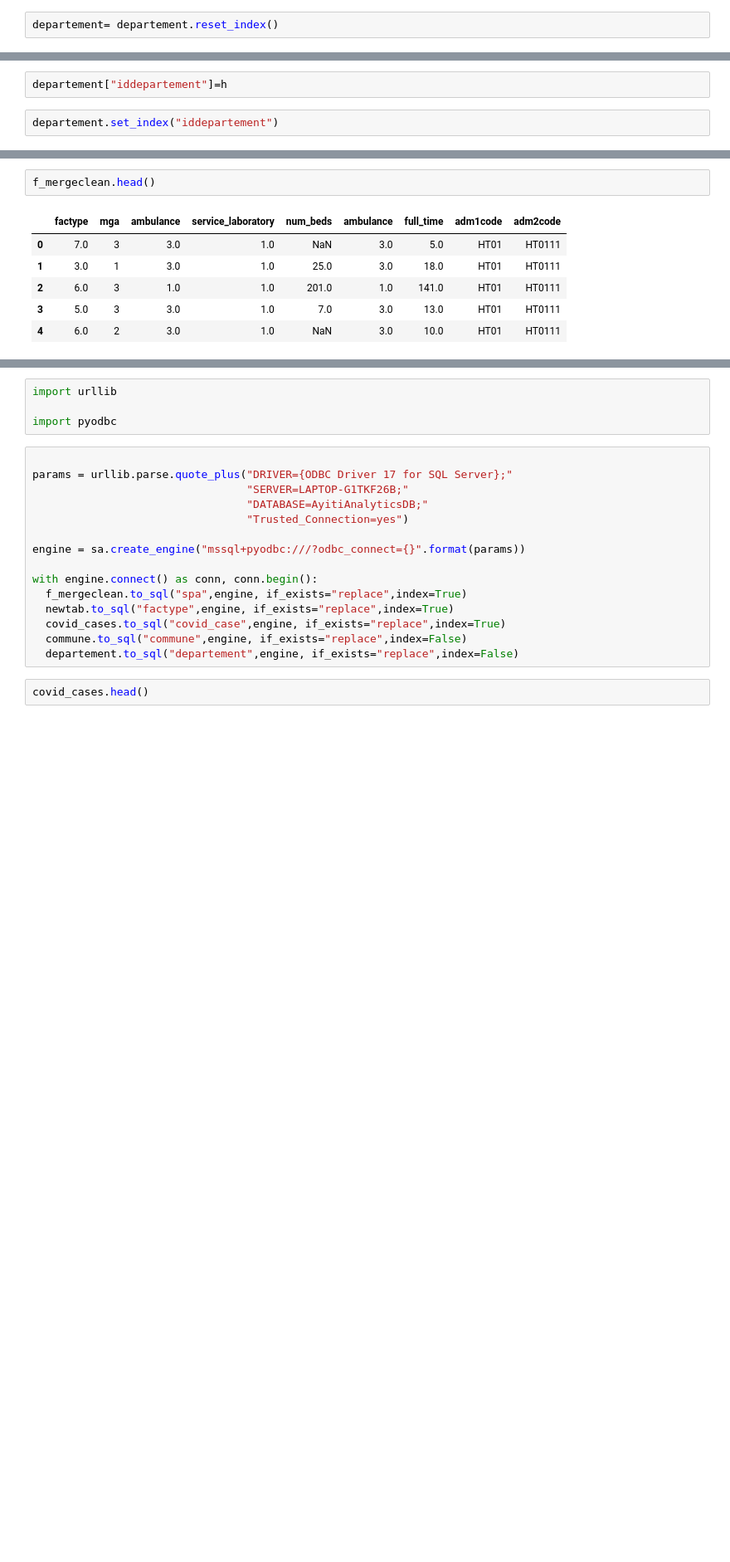
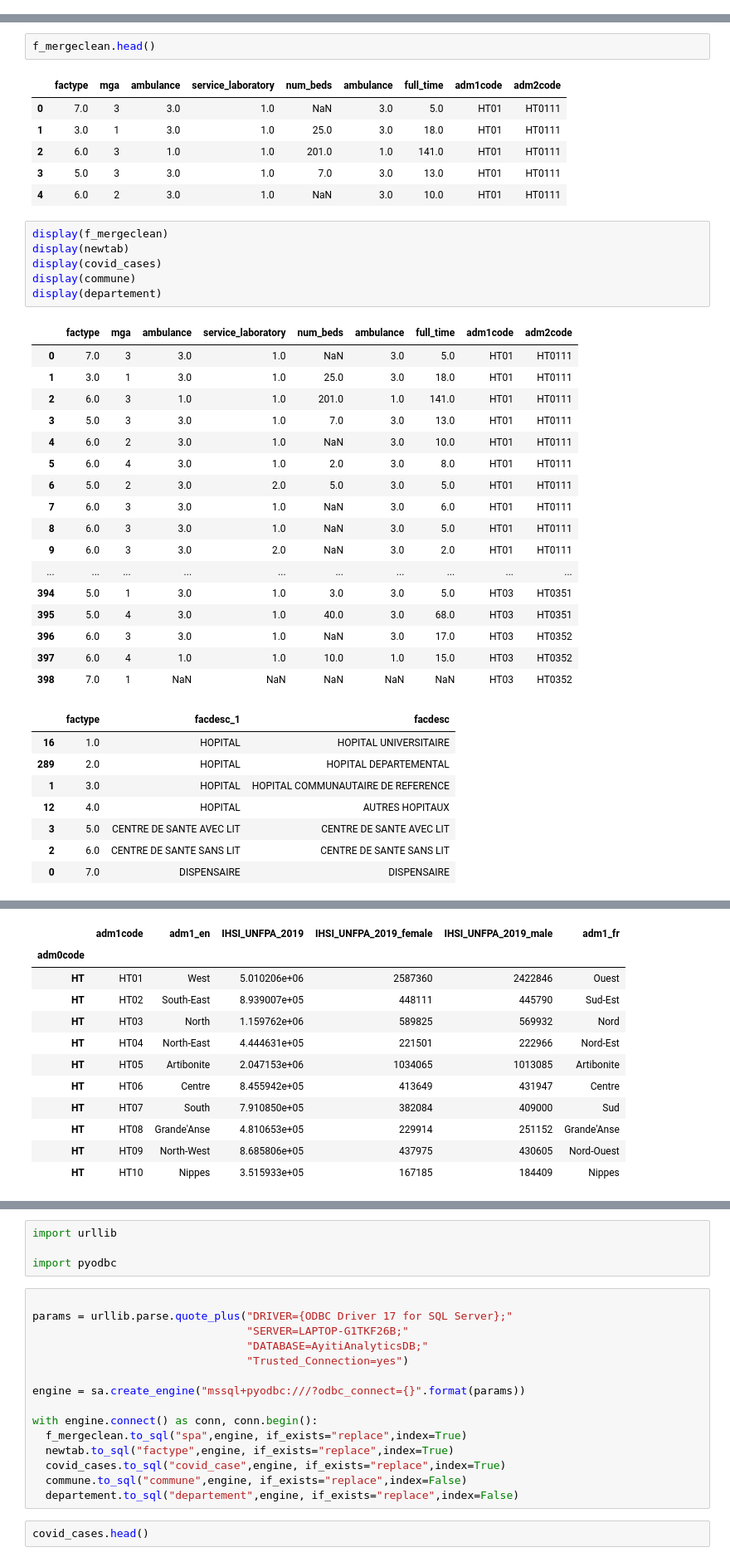
Before and after one commit to wizking-code/Covid-19-Project, a Jupyter notebook: sqlserver.ipynb, the cells around one changed output, grey strips where cells are left out. Shown at 83% size. Cells and saved outputs as stored; diff of their text form; blank space fills up the shorter version.

```diff
--- a/sqlserver.ipynb
+++ b/sqlserver.ipynb
@@ -318,5 +388,3 @@ f_merge.head()
 # %%
 f_mergeclean = f_merge.loc[:,['factype','mga','ambulance','service_laboratory', 'num_beds',
        'ambulance', 'full_time', 'adm1code', 'adm2code']]
-# %%
-departement= departement.reset_index()
@@ -325,4 +390,0 @@ h=departement.index
-# %%
-departement["iddepartement"]=h
-# %%
-departement.set_index("iddepartement")
@@ -348,3 +416,35 @@ f_mergeclean.head()
 | 2 | 6.0 | 3 | 1.0 | 1.0 | 201.0 | 1.0 | 141.0 | HT01 | HT0111 |
 | 3 | 5.0 | 3 | 3.0 | 1.0 | 7.0 | 3.0 | 13.0 | HT01 | HT0111 |
 | 4 | 6.0 | 2 | 3.0 | 1.0 | NaN | 3.0 | 10.0 | HT01 | HT0111 |
+# %%
+display(f_mergeclean)
+display(newtab)
+display(covid_cases)
+display(commune)
+display(departement)
+# %% [output]
+|  | factype | mga | ambulance | service_laboratory | num_beds | ambulance | full_time | adm1code | adm2code |
+| 0 | 7.0 | 3 | 3.0 | 1.0 | NaN | 3.0 | 5.0 | HT01 | HT0111 |
+| 1 | 3.0 | 1 | 3.0 | 1.0 | 25.0 | 3.0 | 18.0 | HT01 | HT0111 |
+| 2 | 6.0 | 3 | 1.0 | 1.0 | 201.0 | 1.0 | 141.0 | HT01 | HT0111 |
+| 3 | 5.0 | 3 | 3.0 | 1.0 | 7.0 | 3.0 | 13.0 | HT01 | HT0111 |
+| 4 | 6.0 | 2 | 3.0 | 1.0 | NaN | 3.0 | 10.0 | HT01 | HT0111 |
+| 5 | 6.0 | 4 | 3.0 | 1.0 | 2.0 | 3.0 | 8.0 | HT01 | HT0111 |
+| 6 | 5.0 | 2 | 3.0 | 2.0 | 5.0 | 3.0 | 5.0 | HT01 | HT0111 |
+| 7 | 6.0 | 3 | 3.0 | 1.0 | NaN | 3.0 | 6.0 | HT01 | HT0111 |
+| 8 | 6.0 | 3 | 3.0 | 1.0 | NaN | 3.0 | 5.0 | HT01 | HT0111 |
+| 9 | 6.0 | 3 | 3.0 | 2.0 | NaN | 3.0 | 2.0 | HT01 | HT0111 |
+| ... | ... | ... | ... | ... | ... | ... | ... | ... | ... |
+| 394 | 5.0 | 1 | 3.0 | 1.0 | 3.0 | 3.0 | 5.0 | HT03 | HT0351 |
+| 395 | 5.0 | 4 | 3.0 | 1.0 | 40.0 | 3.0 | 68.0 | HT03 | HT0351 |
+| 396 | 6.0 | 3 | 3.0 | 1.0 | NaN | 3.0 | 17.0 | HT03 | HT0352 |
+| 397 | 6.0 | 4 | 1.0 | 1.0 | 10.0 | 1.0 | 15.0 | HT03 | HT0352 |
+| 398 | 7.0 | 1 | NaN | NaN | NaN | NaN | NaN | HT03 | HT0352 |
+|  | factype | facdesc_1 | facdesc |
+| 16 | 1.0 | HOPITAL | HOPITAL UNIVERSITAIRE |
+| 289 | 2.0 | HOPITAL | HOPITAL DEPARTEMENTAL |
+| 1 | 3.0 | HOPITAL | HOPITAL COMMUNAUTAIRE DE REFERENCE |
+| 12 | 4.0 | HOPITAL | AUTRES HOPITAUX |
+| 3 | 5.0 | CENTRE DE SANTE AVEC LIT | CENTRE DE SANTE AVEC LIT |
+| 2 | 6.0 | CENTRE DE SANTE SANS LIT | CENTRE DE SANTE SANS LIT |
+| 0 | 7.0 | DISPENSAIRE | DISPENSAIRE |
@@ -350,0 +486,12 @@ f_mergeclean.head()
+|  | adm1code | adm1_en | IHSI_UNFPA_2019 | IHSI_UNFPA_2019_female | IHSI_UNFPA_2019_male | adm1_fr |
+| adm0code |  |  |  |  |  |  |
+| HT | HT01 | West | 5.010206e+06 | 2587360 | 2422846 | Ouest |
+| HT | HT02 | South-East | 8.939007e+05 | 448111 | 445790 | Sud-Est |
+| HT | HT03 | North | 1.159762e+06 | 589825 | 569932 | Nord |
+| HT | HT04 | North-East | 4.444631e+05 | 221501 | 222966 | Nord-Est |
+| HT | HT05 | Artibonite | 2.047153e+06 | 1034065 | 1013085 | Artibonite |
+| HT | HT06 | Centre | 8.455942e+05 | 413649 | 431947 | Centre |
+| HT | HT07 | South | 7.910850e+05 | 382084 | 409000 | Sud |
+| HT | HT08 | Grande'Anse | 4.810653e+05 | 229914 | 251152 | Grande'Anse |
+| HT | HT09 | North-West | 8.685806e+05 | 437975 | 430605 | Nord-Ouest |
+| HT | HT10 | Nippes | 3.515933e+05 | 167185 | 184409 | Nippes |
```
Also changed, not shown: parts of 13 cells of this notebook.
